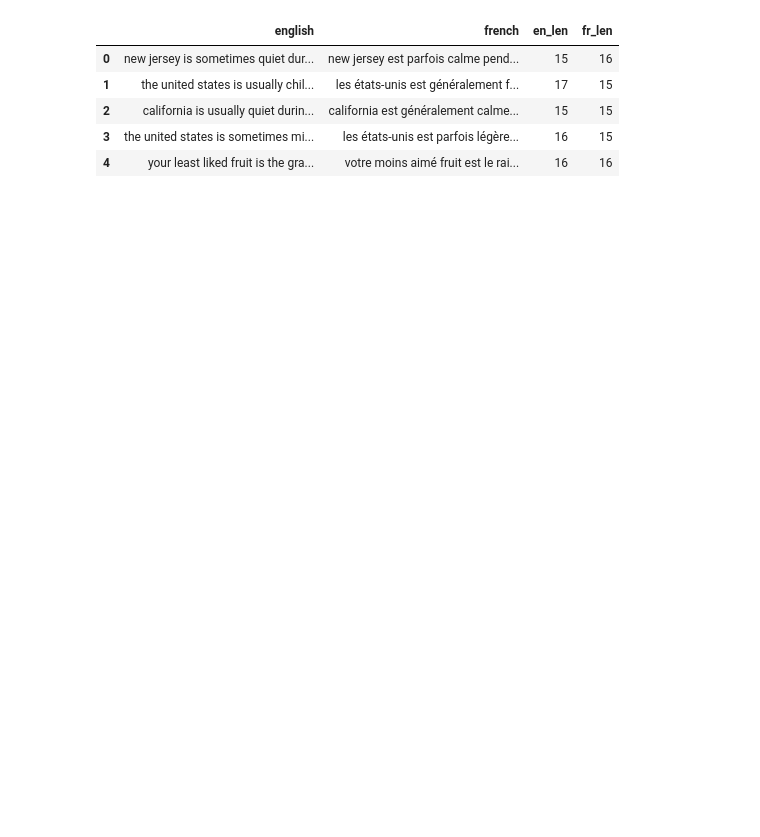
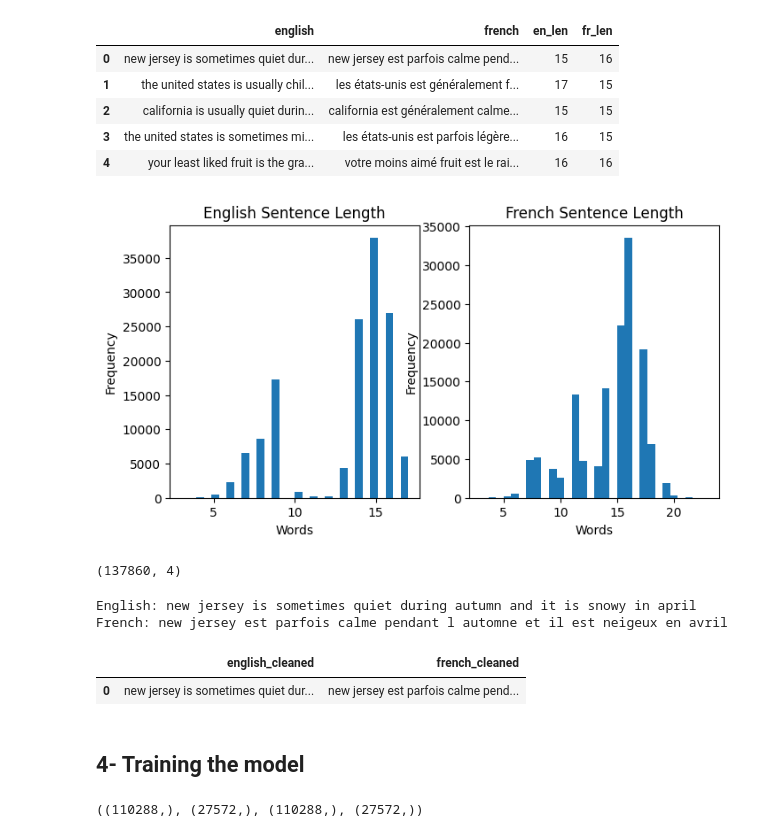
Before and after one commit to allaalmouiz/MachineTranslation_nlp, a Jupyter notebook: MachineTranslation.ipynb, the cells around one changed output. Saved outputs shown, nothing was run; the diff lists cells and outputs as text; code cells hidden in the pictures; blank space fills up the shorter version.

Commit message:
trials with the machine translation model

```diff
--- a/MachineTranslation.ipynb
+++ b/MachineTranslation.ipynb
@@ -144,3 +147,28 @@ df.head()
 | 2 | california is usually quiet durin... | california est généralement calme... | 15 | 15 |
 | 3 | the united states is sometimes mi... | les états-unis est parfois légère... | 16 | 15 |
 | 4 | your least liked fruit is the gra... | votre moins aimé fruit est le rai... | 16 | 16 |
+# %%
+# Histogram for sentences lengths
+
+from matplotlib import figure
+import matplotlib.pyplot as plt
+
+figure = plt.figure(figsize=(8, 4))
+plt.subplot(1, 2, 1)
+plt.hist(df["en_len"], bins=30)
+plt.title("English Sentence Length")
+plt.xlabel("Words")
+plt.ylabel("Frequency")
+
+plt.subplot(1, 2, 2)
+plt.hist(df["fr_len"], bins=30)
+plt.title("French Sentence Length")
+plt.xlabel("Words")
+plt.ylabel("Frequency")
+plt.show()
+# %% [output]
+[figure, added]
+# %%
+df.shape
+# %% [output]
+(137860, 4)
@@ -146,0 +186,14 @@ df.head()
+# %%
+# Printing the first cleaned english sentence and it's cleaned translation in french
+print(f"English: {df['english_cleaned'][0]}\nFrench: {df['french_cleaned'][0]}")
+# %% [output]
+English: new jersey is sometimes quiet during autumn and it is snowy in april
+French: new jersey est parfois calme pendant l automne et il est neigeux en avril
+# %%
+df_cleaned = df[["english_cleaned", "french_cleaned"]]
+df_cleaned.head(1)
+# %% [output]
+|  | english_cleaned | french_cleaned |
+| 0 | new jersey is sometimes quiet dur... | new jersey est parfois calme pend... |
+# %% [markdown]
+## **4- Training the model**
@@ -146,0 +207,4 @@ df.head()
+# %%
+X_train.shape, X_test.shape, y_train.shape, y_test.shape
+# %% [output]
+((110288,), (27572,), (110288,), (27572,))
```
Also changed, not shown: parts of 21 cells of this notebook.
